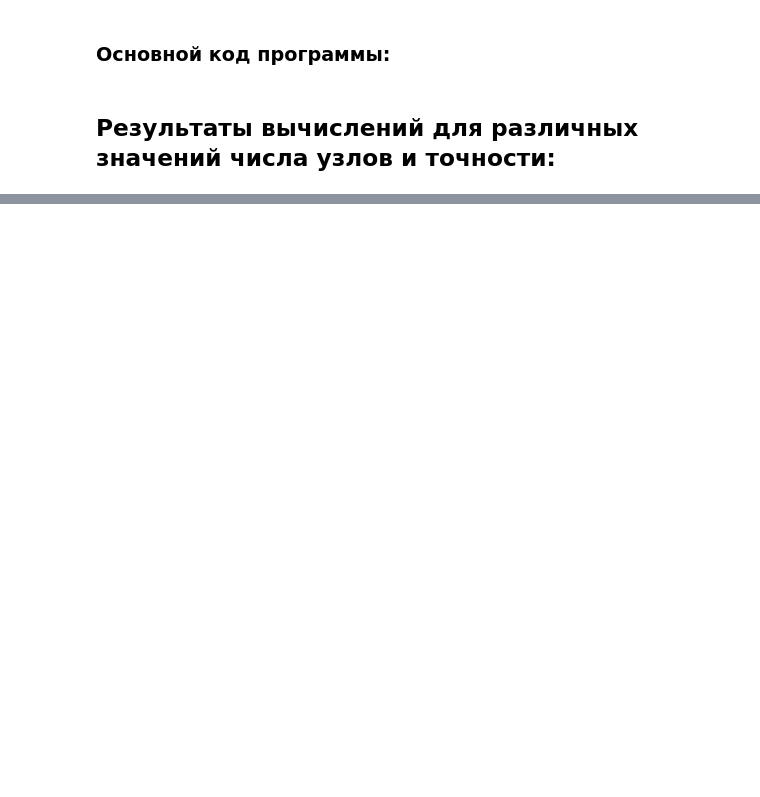
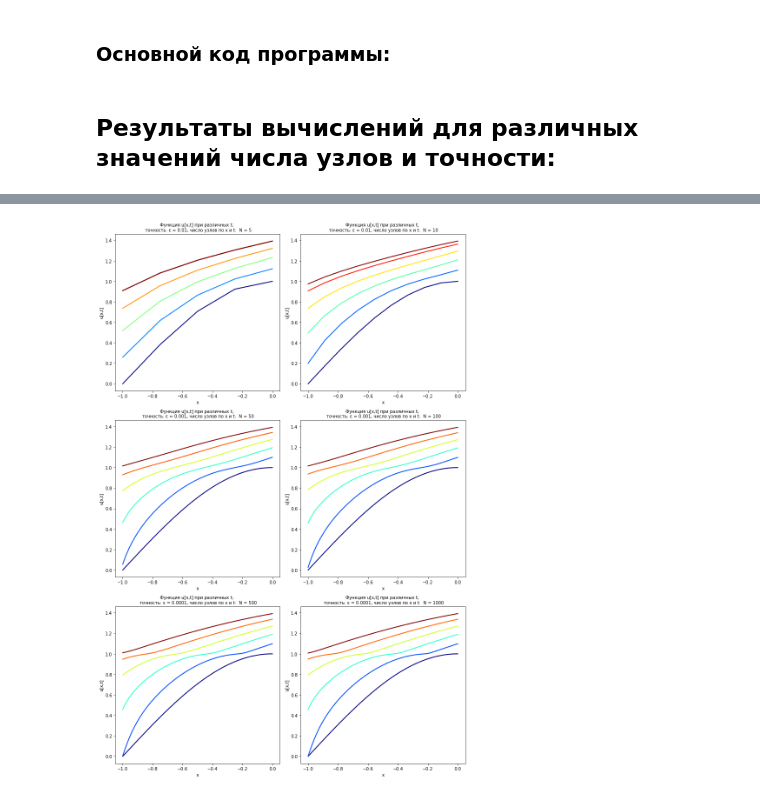
Before and after one commit to ctbip/omm-praki, a Jupyter notebook: OMM1_Styrov_28v.ipynb, the cells around one changed output, grey strips where cells are left out. Cells and saved outputs as stored; diff of their text form; code cells hidden in the pictures; blank space fills up the shorter version.

```diff
--- a/OMM1_Styrov_28v.ipynb
+++ b/OMM1_Styrov_28v.ipynb
@@ -202,0 +164,39 @@ solve_and_plot(10, 10, 1e-2)
+# %%
+ε = [1e-2, 1e-2, 1e-3, 1e-3, 1e-4, 1e-4]
+P = [5, 10, 50, 100, 500, 1000]
+fig = plt.figure(figsize = (12,18))
+ax1 = fig.add_subplot(321)
+ax2 = fig.add_subplot(322)
+ax3 = fig.add_subplot(323)
+ax4 = fig.add_subplot(324)
+ax5 = fig.add_subplot(325)
+ax6 = fig.add_subplot(326)
+ax = [ax1, ax2, ax3, ax4, ax5, ax6]
+
+for k in range(6):
+  x_min, x_max = -1, 0
+  t_min, t_max = 0, 1
+  h = -float(x_max - x_min)/(P[k] - 1)
+  τ = float(t_max - t_min)/(P[k] - 1)
+  u = np.zeros((P[k], P[k]), dtype=float)
+  x, t = np.linspace(x_min, x_max, P[k]), np.linspace(t_min, t_max, P[k])
+  u[P[k]-1, :] = 1 + 0.5*np.arctan(t)
+  u[:, 0] = np.cos(np.pi*x/2)
+  for i in range(P[k]-2, -1, -1):
+      for j in range(1, P[k]):
+          u[i, j] = newton(u[i, j-1], u[i+1, j], ε[k])
+
+  ax[k].set_xlabel('x', fontsize=10)
+  ax[k].set_ylabel('u[x,t]', fontsize=10)
+  ax[k].set_title(f'Функция u[x,t] при различных t; \n точность: ε = {ε[k]}, число узлов по x и t:  N = {P[k]}', fontsize=10)
+
+
+  colors = plt.cm.jet(np.linspace(0,1,P[k]))
+  line_n = list(range(0, P[k]+1, int(P[k]/5)))
+  line_n[-1] -= 1
+  for e in line_n:
+    ax[k].plot(x, u[:,e], lw=2, color=colors[e])
+
+plt.tight_layout()
+# %% [output]
+[figure, added]
```
Also changed, not shown: parts of 14 cells of this notebook.
